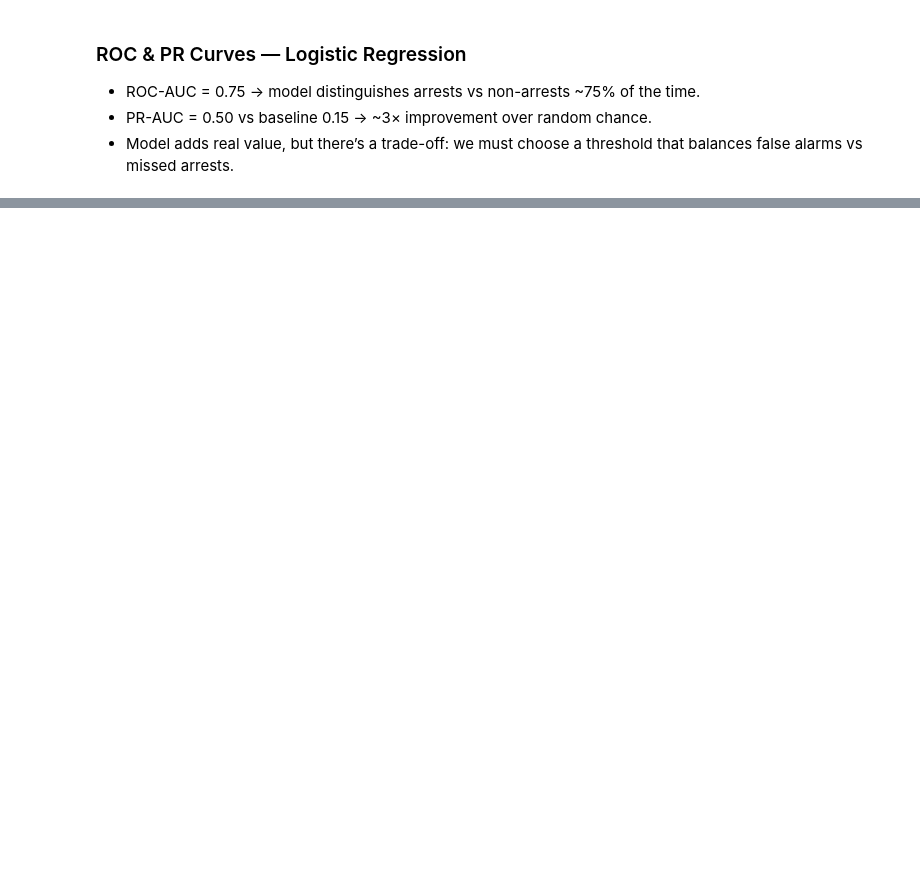
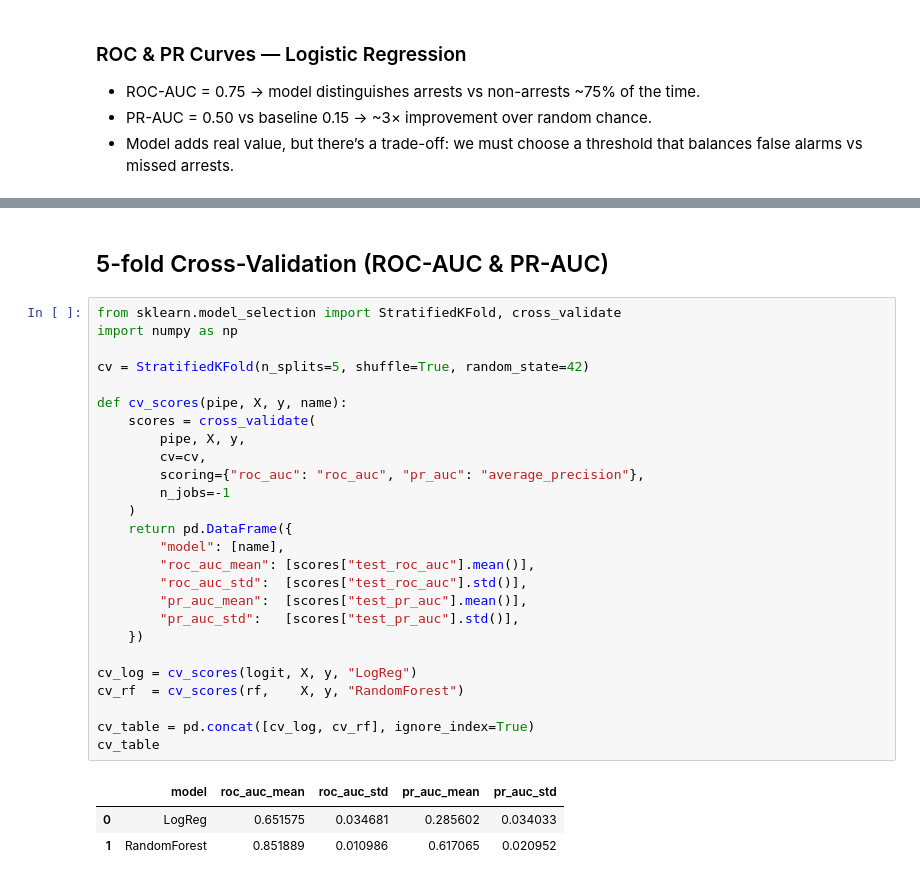
Before and after one commit to Jonah-Schwartz521/Chicago_Crime_Pipeline, a Jupyter notebook: notebooks/modeling.ipynb, the cells around one changed output, grey strips where cells are left out. Cells and saved outputs as stored; diff of their text form; blank space fills up the shorter version.

```diff
--- a/notebooks/modeling.ipynb
+++ b/notebooks/modeling.ipynb
@@ -155,0 +220,32 @@ plt.title("Precision-Recall Curve - Logistic Regression"); plt.legend(); plt.sho
+# %% [markdown]
+## 5-fold Cross-Validation (ROC-AUC & PR-AUC)
+# %%
+from sklearn.model_selection import StratifiedKFold, cross_validate
+import numpy as np
+
+cv = StratifiedKFold(n_splits=5, shuffle=True, random_state=42)
+
+def cv_scores(pipe, X, y, name):
+    scores = cross_validate(
+        pipe, X, y,
+        cv=cv,
+        scoring={"roc_auc": "roc_auc", "pr_auc": "average_precision"},
+        n_jobs=-1
+    )
+    return pd.DataFrame({
+        "model": [name],
+        "roc_auc_mean": [scores["test_roc_auc"].mean()],
+        "roc_auc_std":  [scores["test_roc_auc"].std()],
+        "pr_auc_mean":  [scores["test_pr_auc"].mean()],
+        "pr_auc_std":   [scores["test_pr_auc"].std()],
+    })
+
+cv_log = cv_scores(logit, X, y, "LogReg")
+cv_rf  = cv_scores(rf,    X, y, "RandomForest")
+
+cv_table = pd.concat([cv_log, cv_rf], ignore_index=True)
+cv_table
+# %% [output]
+|  | model | roc_auc_mean | roc_auc_std | pr_auc_mean | pr_auc_std |
+| 0 | LogReg | 0.651575 | 0.034681 | 0.285602 | 0.034033 |
+| 1 | RandomForest | 0.851889 | 0.010986 | 0.617065 | 0.020952 |
```
Also changed, not shown: parts of 7 cells of this notebook.
